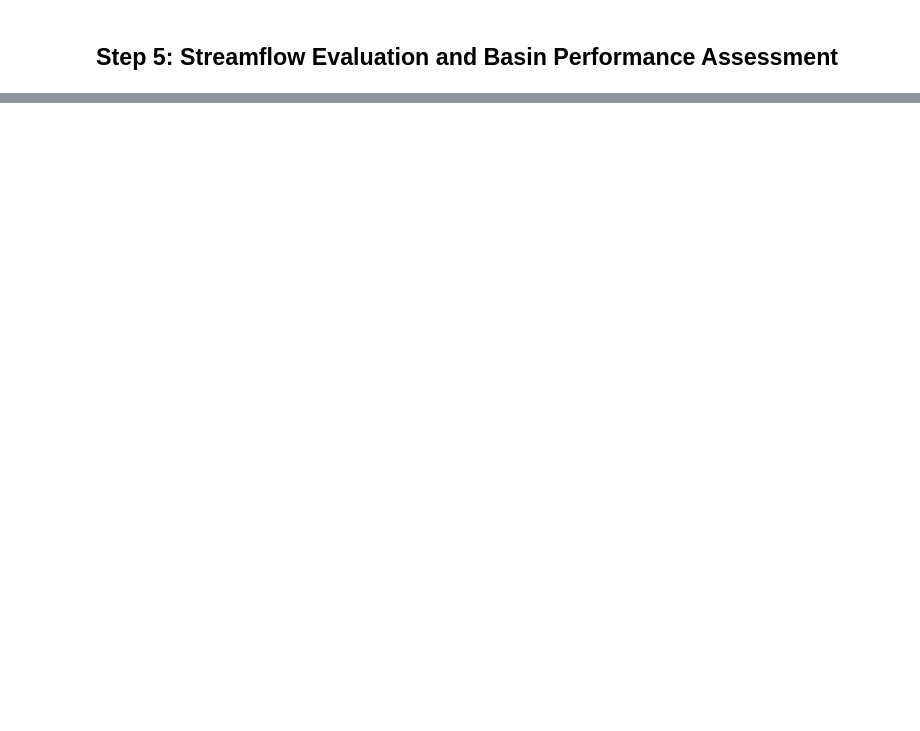
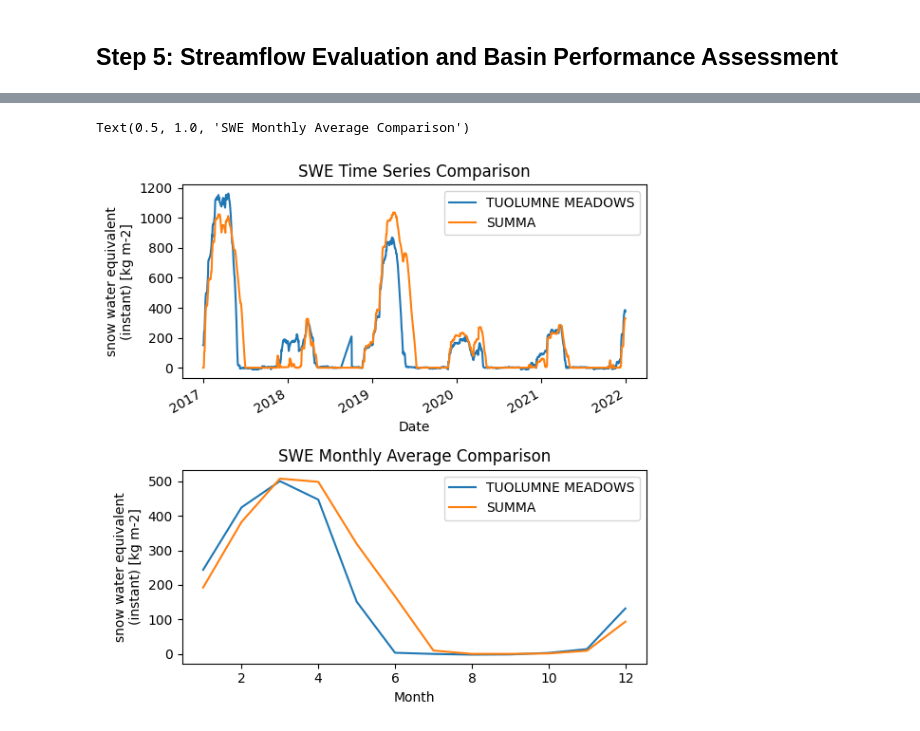
Before and after one commit to dlhogan97/CONFLUENCE-uwmtnhydro, a Jupyter notebook: ess-project/examples/02a_Tuolumne_basin_lumped.ipynb, the cells around one changed output, grey strips where cells are left out. Cells and saved outputs as stored; diff of their text form; code cells hidden in the pictures; blank space fills up the shorter version.

Commit message:
updates to lumped model

```diff
--- a/ess-project/examples/02a_Tuolumne_basin_lumped.ipynb
+++ b/ess-project/examples/02a_Tuolumne_basin_lumped.ipynb
@@ -520,13 +557,13 @@ print("✅ Basin-scale integrated simulation complete")
 ## Step 5: Streamflow Evaluation and Basin Performance Assessment
 # %%
 # Load observed streamflow data
-obs_path = confluence.project_dir / "observations" / "streamflow" / "preprocessed" / f"{config_dict['DOMAIN_NAME']}_streamflow_processed.csv"
+obs_path = project_dir / "observations" / "streamflow" / "preprocessed" / f"{config_dict['DOMAIN_NAME']}_streamflow_processed.csv"
 obs_df = pd.read_csv(obs_path, parse_dates=['datetime'])
 obs_df.set_index('datetime', inplace=True)
 
 # Load simulated streamflow from mizuRoute
-summa_dir = confluence.project_dir / "simulations" / config_dict['EXPERIMENT_ID'] / "SUMMA"
-routing_dir = confluence.project_dir / "simulations" / config_dict['EXPERIMENT_ID'] / "mizuRoute"
+summa_dir = project_dir / "simulations" / config_dict['EXPERIMENT_ID'] / "SUMMA"
+routing_dir = project_dir / "simulations" / config_dict['EXPERIMENT_ID'] / "mizuRoute"
 routing_files = list(routing_dir.glob("*.nc"))
 
 if routing_files:
@@ -540,8 +577,8 @@ if routing_files:
 
 else:
     sim_ds = xr.open_dataset(list(summa_dir.glob("*_timestep.nc"))[0])
-    shp_file = gpd.read_file(str(confluence.project_dir / "shapefiles" / "catchment" / f"{config_dict['DOMAIN_NAME']}_HRUs_{config_dict['DOMAIN_DISCRETIZATION']}.shp"))
-    shp_area = shp_file['GRU_area'].values[0]
+    shp_file = gpd.read_file(str(project_dir / "shapefiles" / "catchment" / f"{config_dict['DOMAIN_NAME']}_HRUs_{config_dict['DOMAIN_DISCRETIZATION']}.shp"))
+    shp_area = shp_file['GRU_area'].values[1]
     sim_ds['averageRoutedRunoff'] = sim_ds['averageRoutedRunoff'] * shp_area
     sim_streamflow = sim_ds['averageRoutedRunoff']
     sim_df = sim_streamflow.to_pandas()
@@ -640,9 +677,9 @@ fig, axes = plt.subplots(2, 2, figsize=(16, 12))
 # Time series comparison (top left)
 ax1 = axes[0, 0]
 ax1.plot(obs_valid.index, obs_valid.values, 'b-',
-         label='WSC Observed', linewidth=1.5, alpha=0.8)
+         label='USGS Observed', linewidth=1.5, alpha=0.8)
 ax1.plot(sim_valid.index, sim_valid.values, 'r-',
-         label='SUMMA + mizuRoute', linewidth=1.5, alpha=0.8)
+         label='SUMMA', linewidth=1.5, alpha=0.8)
 
 ax1.set_ylabel('Discharge (m³/s)', fontsize=11)
 ax1.set_title('Streamflow Time Series', fontweight='bold')
@@ -706,0 +763,25 @@ plt.show()
+# %%
+tuolumne_meadows = pd.read_csv("/scratch/dlhogan/ess-project-data/domain_Tuolumne_River_lumped/observations/snow/TUM_TUOLUMNE_MEADOWS_cdec_obs.csv", parse_dates=['datetime'], index_col='datetime')
+tuolumne_meadows = tuolumne_meadows.loc['2017-01-01':'2022-01-01']
+# %%
+tuolumne_meadows_swe = tuolumne_meadows['SWE']*25.4
+# filter extreme values
+tuolumne_meadows_swe = tuolumne_meadows_swe[tuolumne_meadows_swe < 2000]
+tuolumne_meadows_swe_monthly = tuolumne_meadows_swe.groupby(tuolumne_meadows_swe.index.month).mean()
+# plot timeseries
+fig, axs = plt.subplots(ncols=1, nrows=2, tight_layout=True, figsize=(6,6))
+tuolumne_meadows_swe.plot(ax=axs[0], label='TUOLUMNE MEADOWS')
+sim_ds['scalarSWE'].plot(ax=axs[0], label='SUMMA')
+axs[0].legend()
+axs[0].set_xlabel('Date')
+axs[0].set_title("SWE Time Series Comparison")
+
+# plot monthly average comparison
+tuolumne_meadows_swe_monthly.plot(ax=axs[1], label='TUOLUMNE MEADOWS')
+sim_ds['scalarSWE'].groupby('time.month').mean().plot(ax=axs[1], label='SUMMA')
+axs[1].legend()
+axs[1].set_xlabel('Month')
+axs[1].set_title("SWE Monthly Average Comparison")
+# %% [output]
+Text(0.5, 1.0, 'SWE Monthly Average Comparison')
+[figure, added]
```
Also changed, not shown: parts of 22 cells of this notebook, 1 other file.
